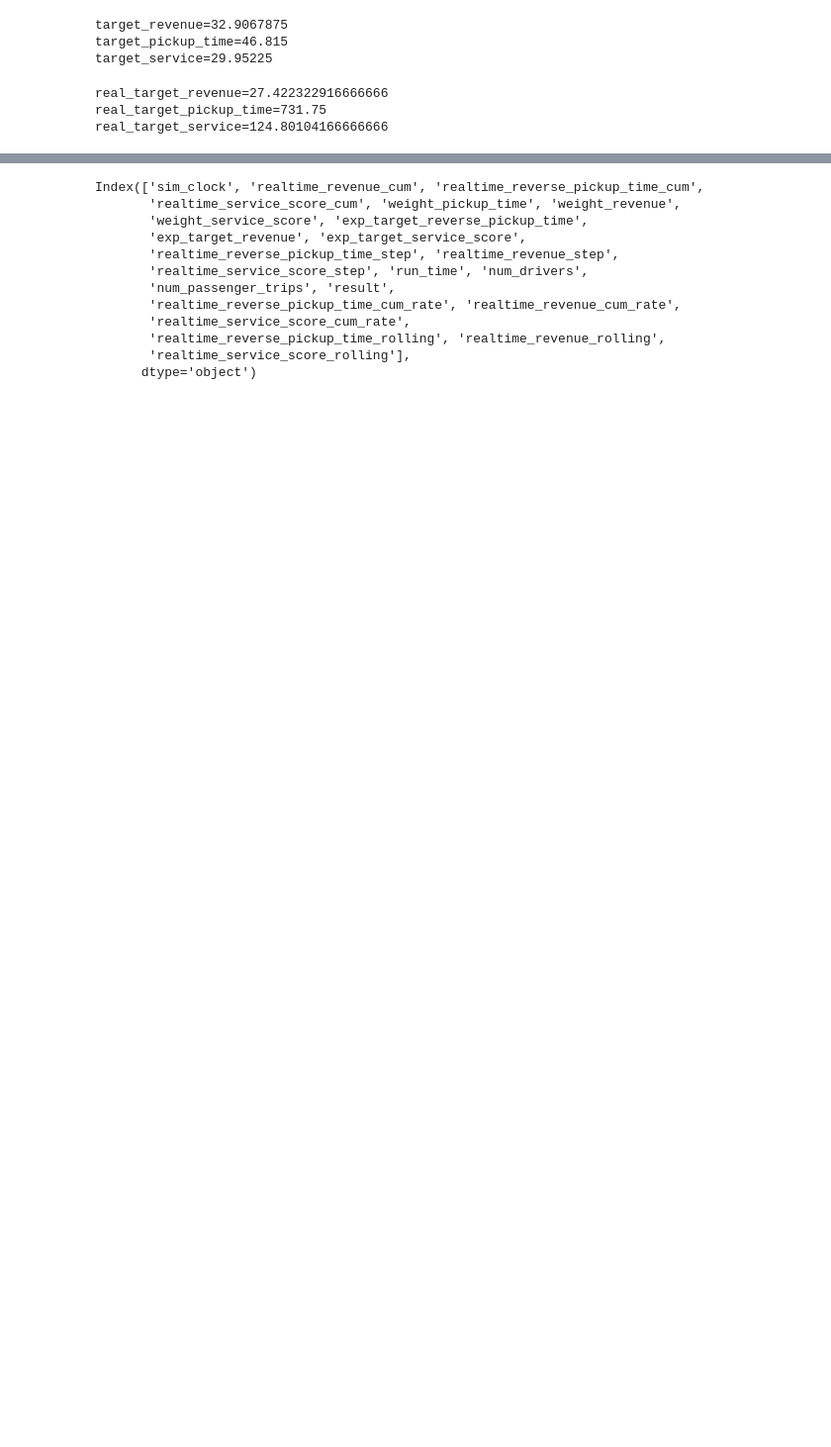
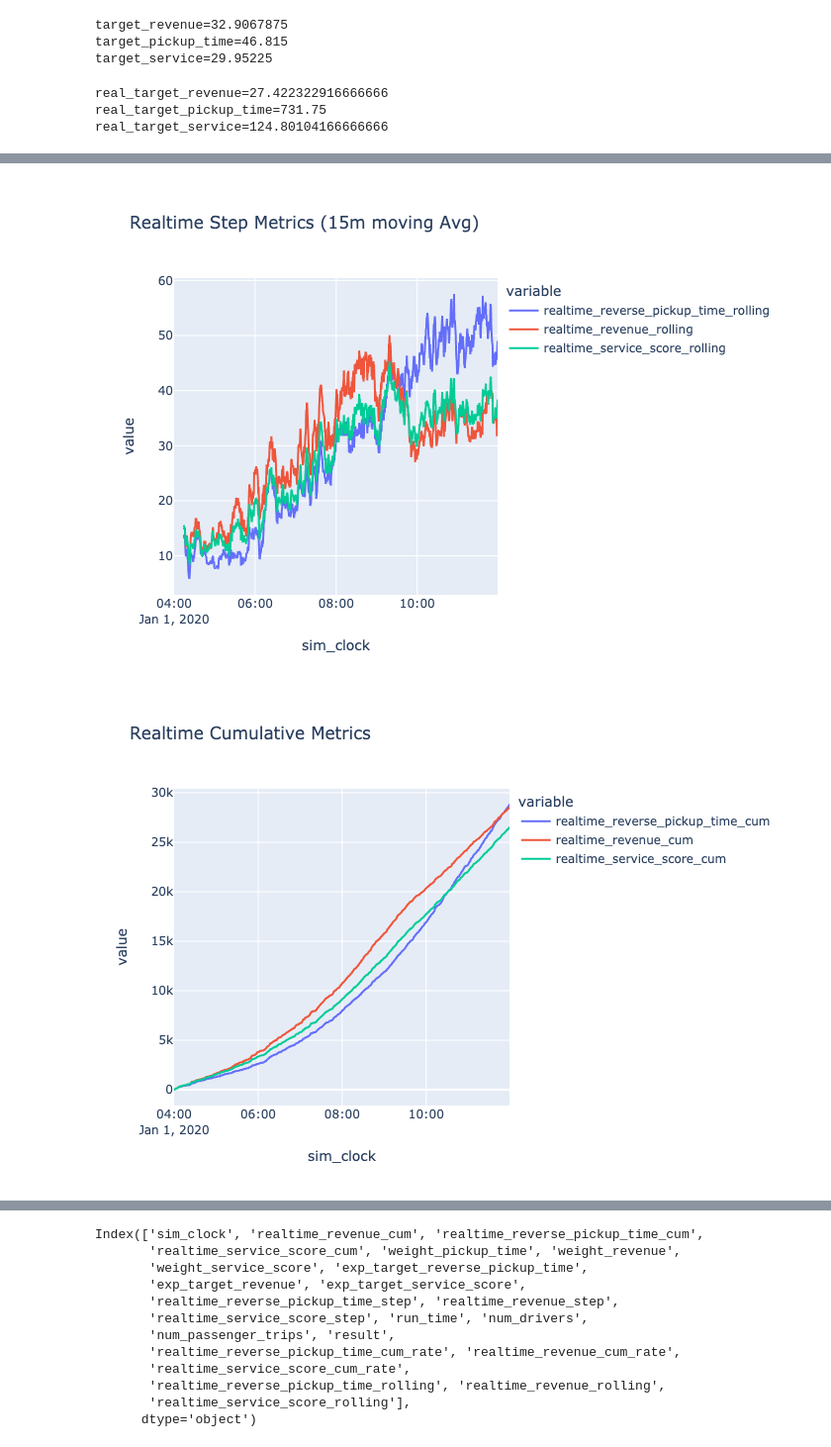
Before and after one commit to IORA-NUS/openride_apps, a Jupyter notebook: apps/analytics_app/notebook/Performance_live.ipynb, the cells around one changed output, grey strips where cells are left out. Shown at 99% size. Cells and saved outputs as stored; diff of their text form; code cells hidden in the pictures; blank space fills up the shorter version.

```diff
--- a/apps/analytics_app/notebook/Performance_live.ipynb
+++ b/apps/analytics_app/notebook/Performance_live.ipynb
@@ -204,7 +293,7 @@ for m in avg_metric_byServed:
 # engine_df = get_engine_perf(ENGINE_HISTORY, [k for k, v in run_id_meta.items() if v == 'Compromise'])
 # engine_df = get_engine_perf(ENGINE_HISTORY, [k for k, v in run_id_meta.items() if v == 'Compromise R1.5 P1.2 S1.2'])
 # engine_df = get_engine_perf(ENGINE_HISTORY, [k for k, v in run_id_meta.items() if v == 'Compromise R1.5 P1.0 S1.0'])
-engine_df = get_engine_perf(ENGINE_HISTORY, [k for k, v in run_id_meta.items() if v == 'Compromise R1.5 P0.9 S0.9'])
+engine_df = get_engine_perf(ENGINE_HISTORY, [k for k, v in run_id_meta.items() if v == 'Compromise ServiceBias SQRT R1.2 P1.2 S1.2'])
 
 
 
@@ -228,30 +317,33 @@ fig = px.line(engine_df,
               y=['realtime_reverse_pickup_time_rolling',
                  'realtime_revenue_rolling',
                  'realtime_service_score_rolling',
                 ],
               title='Realtime Step Metrics (15m moving Avg)') #, labels = run_id_meta)
 fig.show()
 
 fig = px.line(engine_df, x='sim_clock',
               y=['realtime_reverse_pickup_time_cum',
                  'realtime_revenue_cum',
                  'realtime_service_score_cum',
                 ],
               title='Realtime Cumulative Metrics') #, labels = run_id_meta)
 fig.show()
 
 fig = px.line(engine_df, x='sim_clock',
               y=['realtime_reverse_pickup_time_cum_rate',
                  'realtime_revenue_cum_rate',
                  'realtime_service_score_cum_rate',
                 ],
               title='Realtime Cumulative Metric / Exp Target') #, labels = run_id_meta)
 fig.show()
 
 fig = px.line(engine_df, x='sim_clock',
               y=['weight_pickup_time',
                  'weight_revenue',
                  'weight_service_score',
                 ],
               title='Weights') #, labels = run_id_meta)
 fig.show()
+# %% [output]
+[figure, added]
+[figure, added]
```
Also changed, not shown: parts of 3 cells of this notebook, 5 other files.
